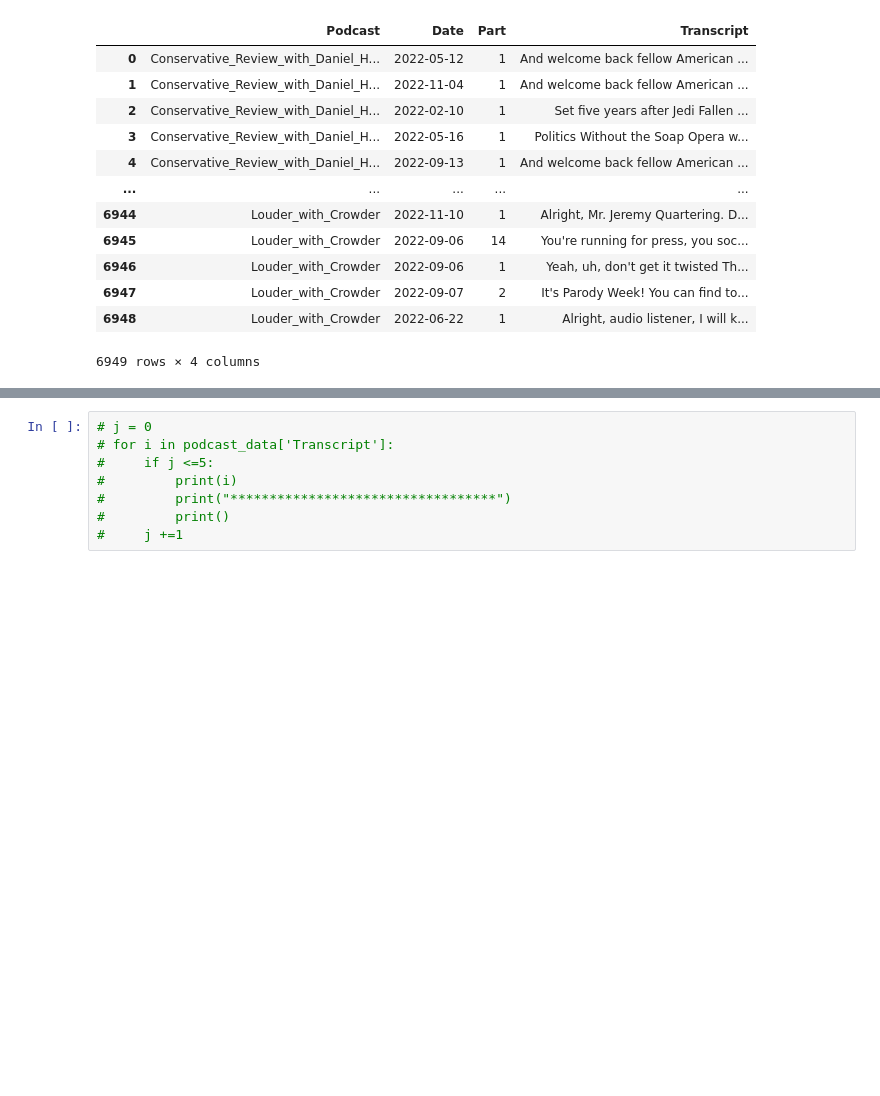
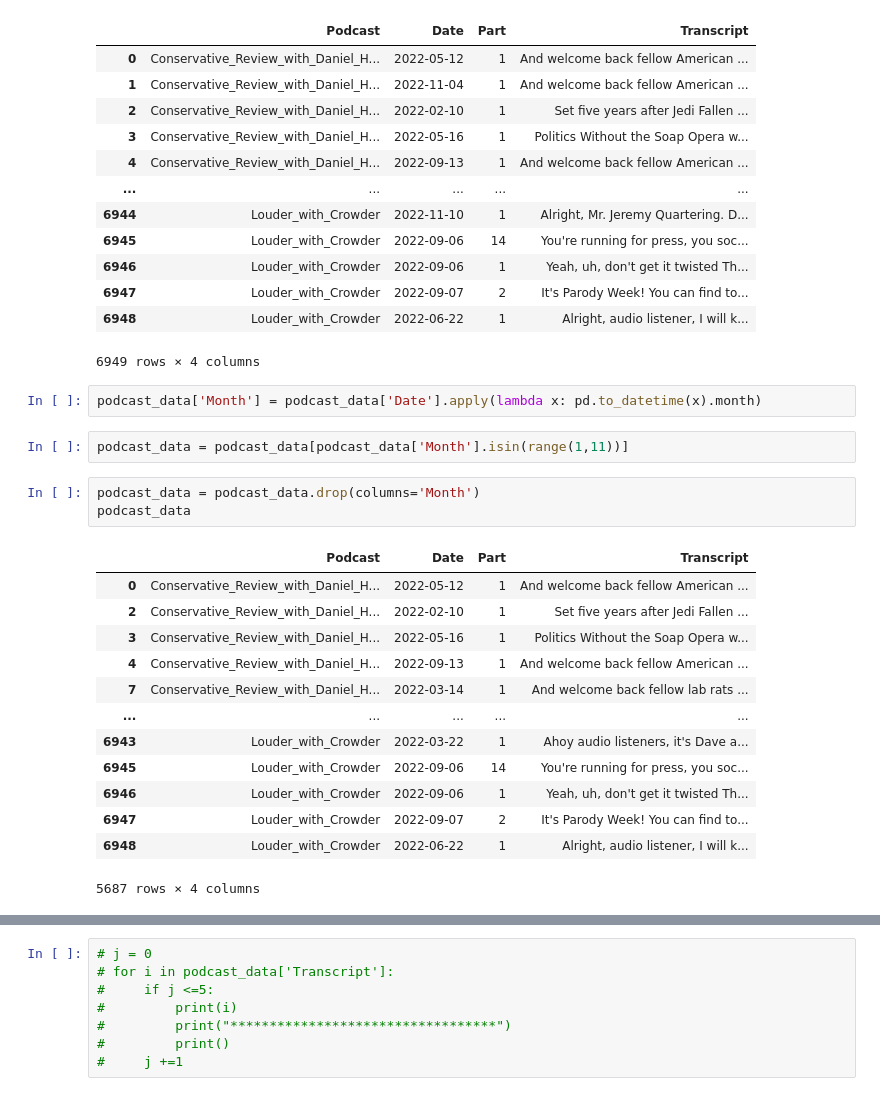
Before and after one commit to RohitMacherla3/narrative-detection-nlp-topicmodeling, a Jupyter notebook: pre-processing.ipynb, the cells around one changed output, grey strips where cells are left out. Saved outputs shown, nothing was run; the diff lists cells and outputs as text; blank space fills up the shorter version.

```diff
--- a/pre-processing.ipynb
+++ b/pre-processing.ipynb
@@ -182,6 +192,27 @@ podcast_data
 | 6947 | Louder_with_Crowder | 2022-09-07 | 2 | It's Parody Week! You can find to... |
 | 6948 | Louder_with_Crowder | 2022-06-22 | 1 | Alright, audio listener, I will k... |
 6949 rows × 4 columns
+# %%
+podcast_data['Month'] = podcast_data['Date'].apply(lambda x: pd.to_datetime(x).month)
+# %%
+podcast_data = podcast_data[podcast_data['Month'].isin(range(1,11))]
+# %%
+podcast_data = podcast_data.drop(columns='Month')
+podcast_data
+# %% [output]
+|  | Podcast | Date | Part | Transcript |
+| 0 | Conservative_Review_with_Daniel_H... | 2022-05-12 | 1 | And welcome back fellow American ... |
+| 2 | Conservative_Review_with_Daniel_H... | 2022-02-10 | 1 | Set five years after Jedi Fallen ... |
+| 3 | Conservative_Review_with_Daniel_H... | 2022-05-16 | 1 | Politics Without the Soap Opera w... |
+| 4 | Conservative_Review_with_Daniel_H... | 2022-09-13 | 1 | And welcome back fellow American ... |
+| 7 | Conservative_Review_with_Daniel_H... | 2022-03-14 | 1 | And welcome back fellow lab rats ... |
+| ... | ... | ... | ... | ... |
+| 6943 | Louder_with_Crowder | 2022-03-22 | 1 | Ahoy audio listeners, it's Dave a... |
+| 6945 | Louder_with_Crowder | 2022-09-06 | 14 | You're running for press, you soc... |
+| 6946 | Louder_with_Crowder | 2022-09-06 | 1 | Yeah, uh, don't get it twisted Th... |
+| 6947 | Louder_with_Crowder | 2022-09-07 | 2 | It's Parody Week! You can find to... |
+| 6948 | Louder_with_Crowder | 2022-06-22 | 1 | Alright, audio listener, I will k... |
+5687 rows × 4 columns
 # %%
 podcast_data['Transcript'] = podcast_data['Transcript'].apply(pre_processing)
 podcast_data
```
Also changed, not shown: parts of 8 cells of this notebook.
